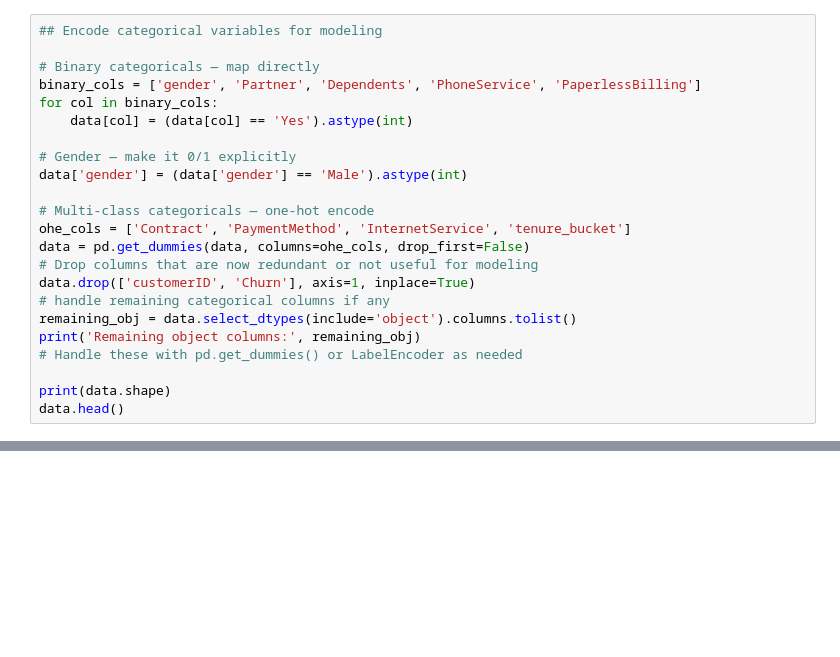
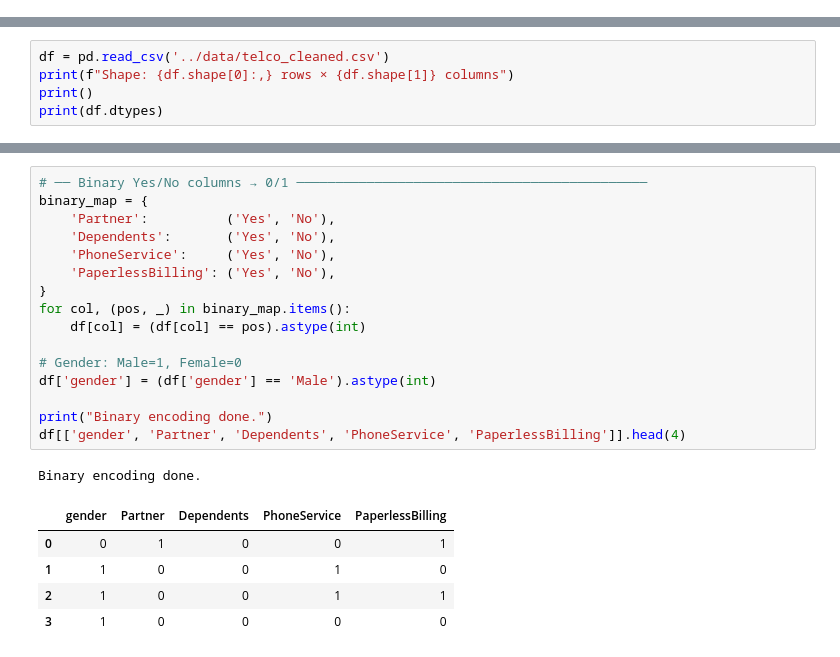
Before and after one commit to lmcbride053/customer-churn-prediction, a Jupyter notebook: notebooks/02_feature_engineering.ipynb, the cells around one changed output, grey strips where cells are left out. Drawn from its saved outputs; the diff is of its cells as text; blank space fills up the shorter version.

```diff
--- a/notebooks/02_feature_engineering.ipynb
+++ b/notebooks/02_feature_engineering.ipynb
@@ -99,23 +28,0 @@ New features created.
-# %%
-## Encode categorical variables for modeling
-
-# Binary categoricals — map directly
-binary_cols = ['gender', 'Partner', 'Dependents', 'PhoneService', 'PaperlessBilling']
-for col in binary_cols:
-    data[col] = (data[col] == 'Yes').astype(int)
-
-# Gender — make it 0/1 explicitly
-data['gender'] = (data['gender'] == 'Male').astype(int)
-
-# Multi-class categoricals — one-hot encode
-ohe_cols = ['Contract', 'PaymentMethod', 'InternetService', 'tenure_bucket']
-data = pd.get_dummies(data, columns=ohe_cols, drop_first=False)
-# Drop columns that are now redundant or not useful for modeling
-data.drop(['customerID', 'Churn'], axis=1, inplace=True)
-# handle remaining categorical columns if any
-remaining_obj = data.select_dtypes(include='object').columns.tolist()
-print('Remaining object columns:', remaining_obj)
-# Handle these with pd.get_dummies() or LabelEncoder as needed
-
-print(data.shape)
-data.head()
@@ -166,0 +34,5 @@ Feature matrix saved.
+# %%
+df = pd.read_csv('../data/telco_cleaned.csv')
+print(f"Shape: {df.shape[0]:,} rows × {df.shape[1]} columns")
+print()
+print(df.dtypes)
@@ -166,0 +183,23 @@ Feature matrix saved.
+# %%
+# ── Binary Yes/No columns → 0/1 ─────────────────────────────────────────────
+binary_map = {
+    'Partner':          ('Yes', 'No'),
+    'Dependents':       ('Yes', 'No'),
+    'PhoneService':     ('Yes', 'No'),
+    'PaperlessBilling': ('Yes', 'No'),
+}
+for col, (pos, _) in binary_map.items():
+    df[col] = (df[col] == pos).astype(int)
+
+# Gender: Male=1, Female=0
+df['gender'] = (df['gender'] == 'Male').astype(int)
+
+print("Binary encoding done.")
+df[['gender', 'Partner', 'Dependents', 'PhoneService', 'PaperlessBilling']].head(4)
+# %% [output]
+Binary encoding done.
+|  | gender | Partner | Dependents | PhoneService | PaperlessBilling |
+| 0 | 0 | 1 | 0 | 0 | 1 |
+| 1 | 1 | 0 | 0 | 1 | 0 |
+| 2 | 1 | 0 | 0 | 1 | 1 |
+| 3 | 1 | 0 | 0 | 0 | 0 |
```
Also changed, not shown: parts of 29 cells of this notebook, 2 other files.
